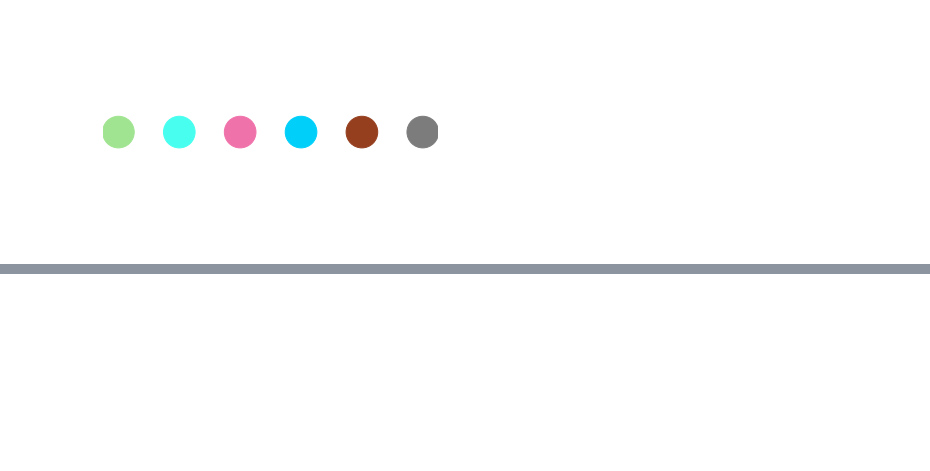
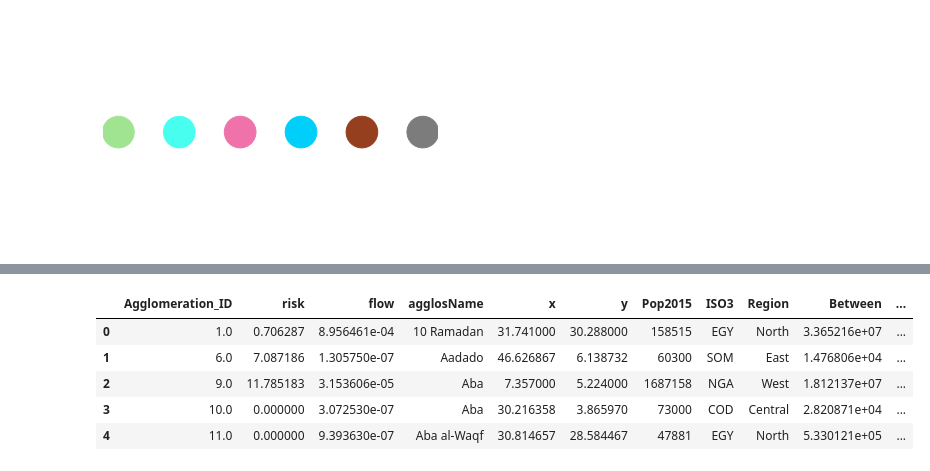
Before and after one commit to asrenninger/africonnectivity, a Jupyter notebook: python/gravity.ipynb, the cells around one changed output, grey strips where cells are left out. Drawn from its saved outputs; the diff is of its cells as text; code cells hidden in the pictures; blank space fills up the shorter version.

```diff
--- a/python/gravity.ipynb
+++ b/python/gravity.ipynb
@@ -390,0 +405,32 @@ fig.savefig('../viz/africapolis-riskvflow-regions.png', facecolor=fig.get_faceco
+# %%
+# average tween_weighted and index by to
+avg_to = joined.groupby('source', as_index=False).mean()[['source', 'risk', 'flow']]
+avg_fr = joined.groupby('target', as_index=False).mean()[['target', 'risk', 'flow']]
+
+# merge the two dataframes
+avg = avg_to.merge(avg_fr, left_on='source', right_on='target', how='outer', suffixes=['_to', '_from'])
+
+# replace all nan values with 0
+avg = avg.fillna(0)
+
+# calculate the mean of the two
+avg['risk'] = (avg['risk_to'] + avg['risk_from']) / 2
+avg['flow'] = (avg['flow_to'] + avg['flow_from']) / 2
+avg['Agglomeration_ID'] = avg['source']
+
+# drop the columns we don't need
+avg = avg[['Agglomeration_ID', 'risk', 'flow']]
+
+# join the nodes dataframe to the avg dataframe
+avg = avg.merge(nodes, on='Agglomeration_ID')
+avg = gpd.GeoDataFrame(avg, geometry=gpd.points_from_xy(avg['x'], avg['y'], crs='epsg:4326'))
+avg = avg.to_crs('epsg:3857')
+
+avg.head()
+# %% [output]
+|  | Agglomeration_ID | risk | flow | agglosName | x | y | Pop2015 | ISO3 | Region | Between | ... |
+| 0 | 1.0 | 0.706287 | 8.956461e-04 | 10 Ramadan | 31.741000 | 30.288000 | 158515 | EGY | North | 3.365216e+07 | ... |
+| 1 | 6.0 | 7.087186 | 1.305750e-07 | Aadado | 46.626867 | 6.138732 | 60300 | SOM | East | 1.476806e+04 | ... |
+| 2 | 9.0 | 11.785183 | 3.153606e-05 | Aba | 7.357000 | 5.224000 | 1687158 | NGA | West | 1.812137e+07 | ... |
+| 3 | 10.0 | 0.000000 | 3.072530e-07 | Aba | 30.216358 | 3.865970 | 73000 | COD | Central | 2.820871e+04 | ... |
+| 4 | 11.0 | 0.000000 | 9.393630e-07 | Aba al-Waqf | 30.814657 | 28.584467 | 47881 | EGY | North | 5.330121e+05 | ... |
```
Also changed, not shown: parts of 7 cells of this notebook.
